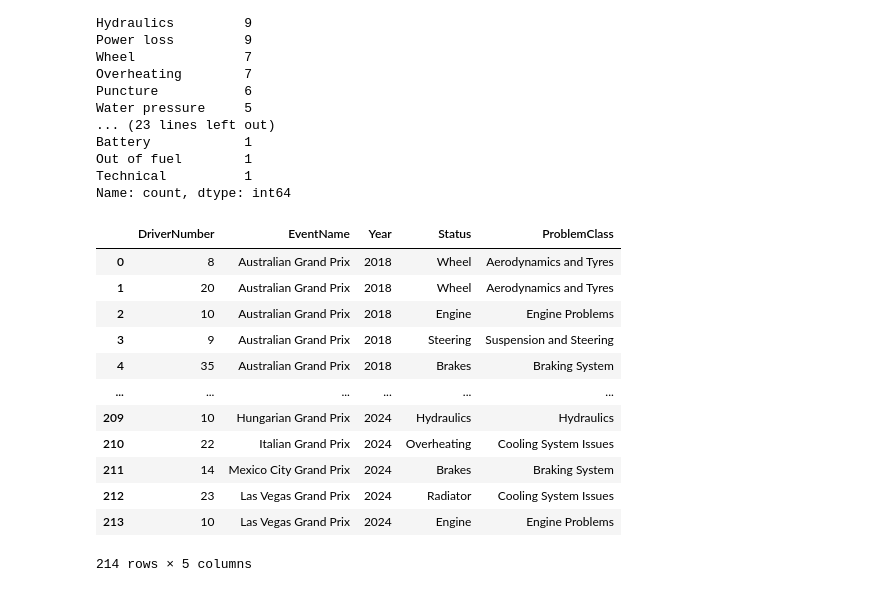
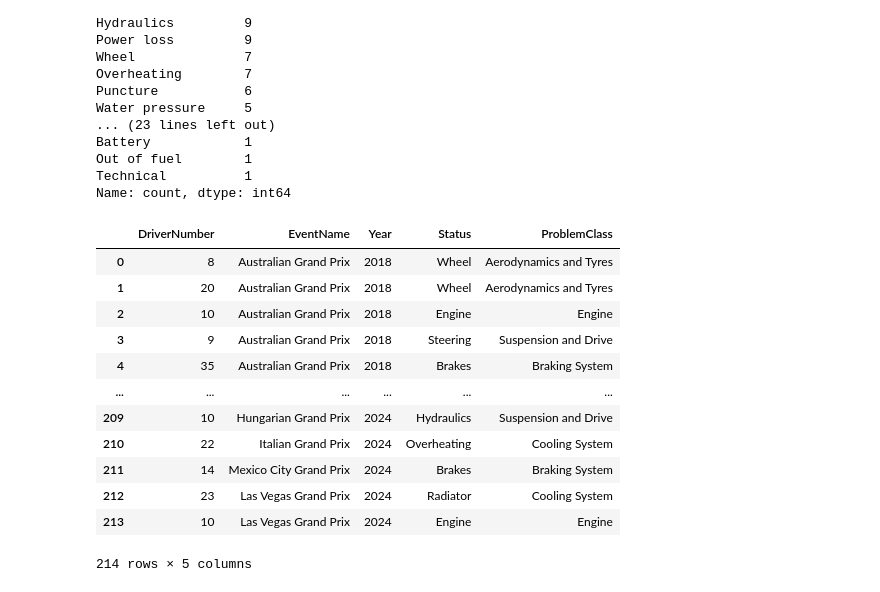
Before and after one commit to adsp-polito/2024-P3-F1LLM, a Jupyter notebook: notebooks/csvAnomalies.ipynb, the cells around one changed output. Cells and saved outputs as stored; diff of their text form; code cells hidden in the pictures.

```diff
--- a/notebooks/csvAnomalies.ipynb
+++ b/notebooks/csvAnomalies.ipynb
@@ -256,38 +263,36 @@ Technical          1
 Name: count, dtype: int64
 # %%
 categories = {
-    "Fuel Problems": ["Out of fuel", "Fuel pump", "Fuel pressure", "Fuel leak"],
-    "Cooling System Issues": ["Overheating", "Water pressure", "Water leak", "Cooling system", "Radiator", "Water pump"],
-    "Engine Problems": ["Engine", "Power Unit", "Power loss", "Oil leak", "Exhaust", "Turbo"],
-    "Suspension and Steering": ["Suspension", "Steering", "Driveshaft", "Differential", "Vibrations"],
+    "Aerodynamics and Tyres": ["Undertray", "Rear wing", "Front wing", "Damage", "Puncture", "Wheel", "Tyre"],
+    "Engine": ["Engine"],
+    "Power Unit": ["Power Unit", "Power loss", "Turbo"],
+    "Cooling System": ["Overheating", "Water pressure", "Water leak", "Cooling system", "Radiator", "Water pump"],
+    "Suspension and Drive": ["Suspension", "Steering", "Driveshaft", "Differential", "Vibrations", "Hydraulics"],
+    "Braking System": ["Brakes"],
     "Transmission and Gearbox": ["Gearbox", "Transmission"],
-    "Braking System": ["Brakes"],
-    "Electrical Issues": ["Electronics", "Electrical", "Battery"],
-    "Aerodynamics and Tyres": ["Undertray", "Rear wing", "Front wing", "Damage", "Puncture", "Wheel", "Tyre"],
-    "Hydraulics": ["Hydraulics"],
-    "Miscellaneous Mechanical Issues": ["Mechanical", "Technical"],
+    "Others": ["Mechanical", "Exhaust", "Oil leak", "Technical", "Out of fuel", "Fuel pump", "Fuel pressure", "Fuel leak", "Electronics", "Electrical", "Battery"],
 }
 
 # Reverse the mapping for easy lookup
 status_to_class = {status: category for category, statuses in categories.items() for status in statuses}
 
 # Add the new column
 df_filtered['ProblemClass'] = df_filtered['Status'].map(status_to_class)
 # Reorder the columns
 df_filtered = df_filtered[['DriverNumber', 'EventName', 'Year', 'Status', 'ProblemClass']]
 df_filtered
 # %% [output]
 |  | DriverNumber | EventName | Year | Status | ProblemClass |
 | 0 | 8 | Australian Grand Prix | 2018 | Wheel | Aerodynamics and Tyres |
 | 1 | 20 | Australian Grand Prix | 2018 | Wheel | Aerodynamics and Tyres |
-| 2 | 10 | Australian Grand Prix | 2018 | Engine | Engine Problems |
-| 3 | 9 | Australian Grand Prix | 2018 | Steering | Suspension and Steering |
+| 2 | 10 | Australian Grand Prix | 2018 | Engine | Engine |
+| 3 | 9 | Australian Grand Prix | 2018 | Steering | Suspension and Drive |
 | 4 | 35 | Australian Grand Prix | 2018 | Brakes | Braking System |
 | ... | ... | ... | ... | ... | ... |
-| 209 | 10 | Hungarian Grand Prix | 2024 | Hydraulics | Hydraulics |
-| 210 | 22 | Italian Grand Prix | 2024 | Overheating | Cooling System Issues |
+| 209 | 10 | Hungarian Grand Prix | 2024 | Hydraulics | Suspension and Drive |
+| 210 | 22 | Italian Grand Prix | 2024 | Overheating | Cooling System |
 | 211 | 14 | Mexico City Grand Prix | 2024 | Brakes | Braking System |
-| 212 | 23 | Las Vegas Grand Prix | 2024 | Radiator | Cooling System Issues |
-| 213 | 10 | Las Vegas Grand Prix | 2024 | Engine | Engine Problems |
+| 212 | 23 | Las Vegas Grand Prix | 2024 | Radiator | Cooling System |
+| 213 | 10 | Las Vegas Grand Prix | 2024 | Engine | Engine |
 214 rows × 5 columns
 # %%
```
Also changed, not shown: parts of 6 cells of this notebook, 2 other files.
